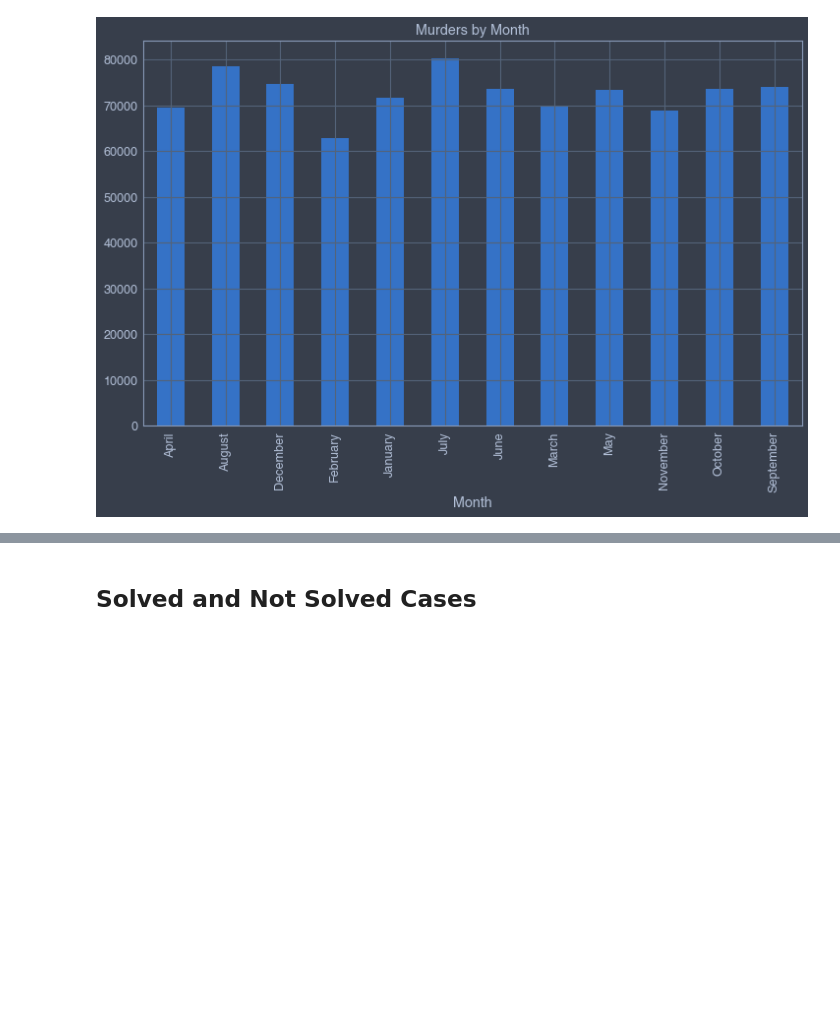
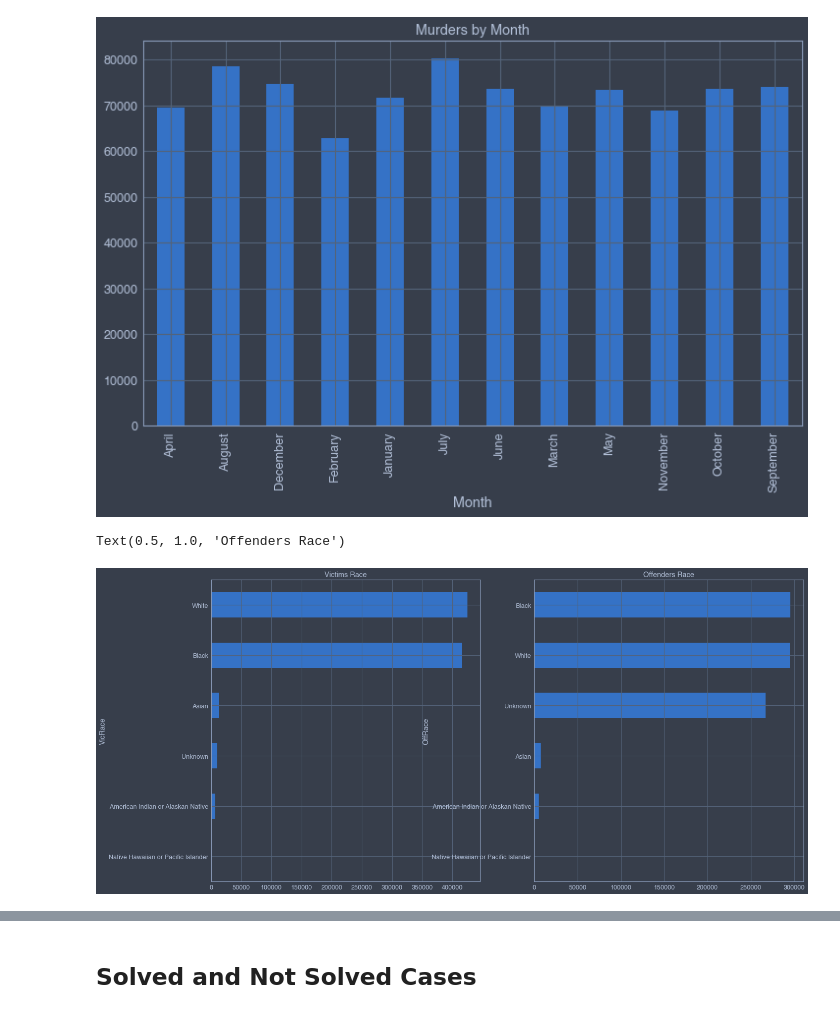
Before and after one commit to fadeeva/weird_projects, a Jupyter notebook: Serial_Killers/Data_from_MAP.ipynb, the cells around one changed output, grey strips where cells are left out. Drawn from its saved outputs; the diff is of its cells as text; code cells hidden in the pictures; blank space fills up the shorter version.

```diff
--- a/Serial_Killers/Data_from_MAP.ipynb
+++ b/Serial_Killers/Data_from_MAP.ipynb
@@ -127,3 +128,17 @@ ax.set_title('Murders by Month')
 # %% [output]
 Text(0.5, 1.0, 'Murders by Month')
 [figure]
+# %%
+victim_race = map_data.groupby('VicRace').count().sort_values(by=['CNTYFIPS'], ascending=False)['CNTYFIPS']
+offender_race = map_data.groupby('OffRace').count().sort_values(by=['CNTYFIPS'], ascending=False)['CNTYFIPS']
+
+fig, ax = plt.subplots(1, 2, figsize=(21, 11))
+
+victim_race.plot(kind='barh', ax=ax[0]).invert_yaxis()
+ax[0].set_title('Victims Race')
+
+offender_race.plot(kind='barh', ax=ax[1]).invert_yaxis()
+ax[1].set_title('Offenders Race')
+# %% [output]
+Text(0.5, 1.0, 'Offenders Race')
+[figure, added]
```
Also changed, not shown: parts of 8 cells of this notebook.
